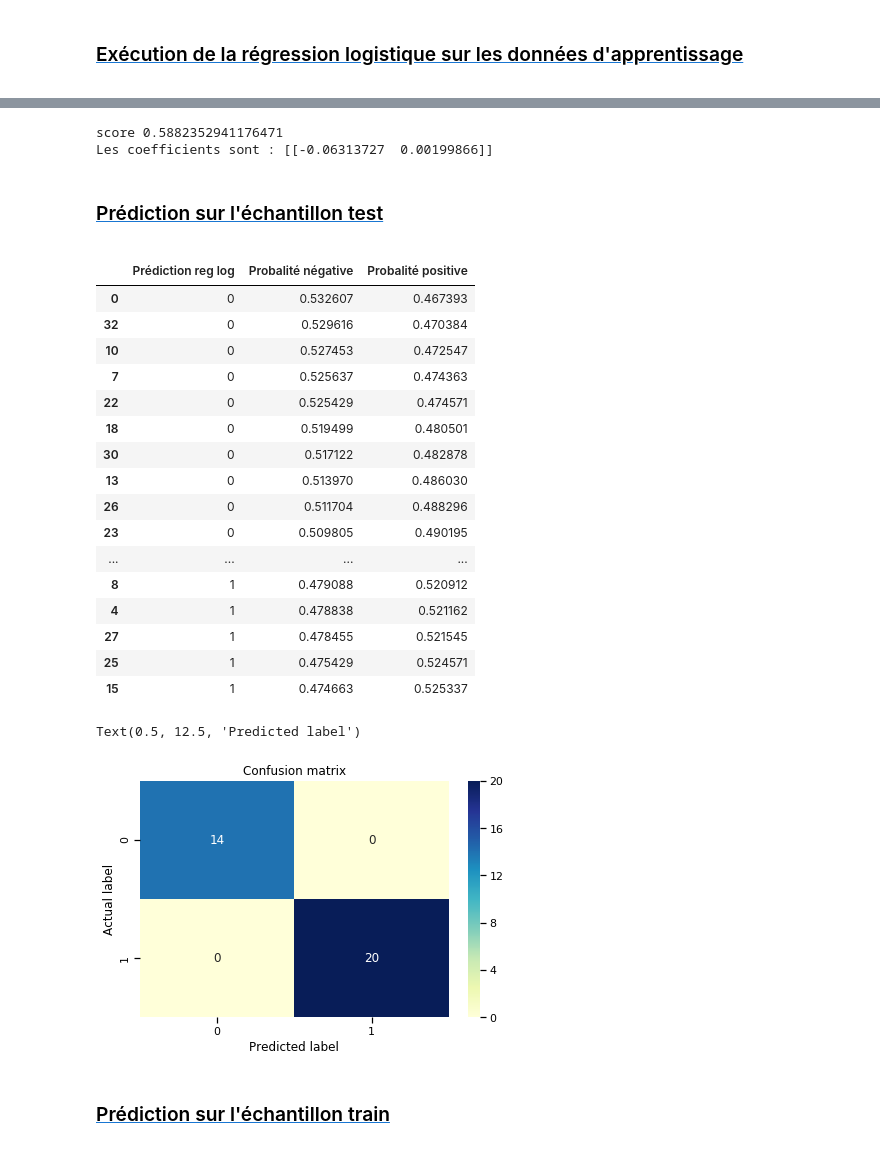
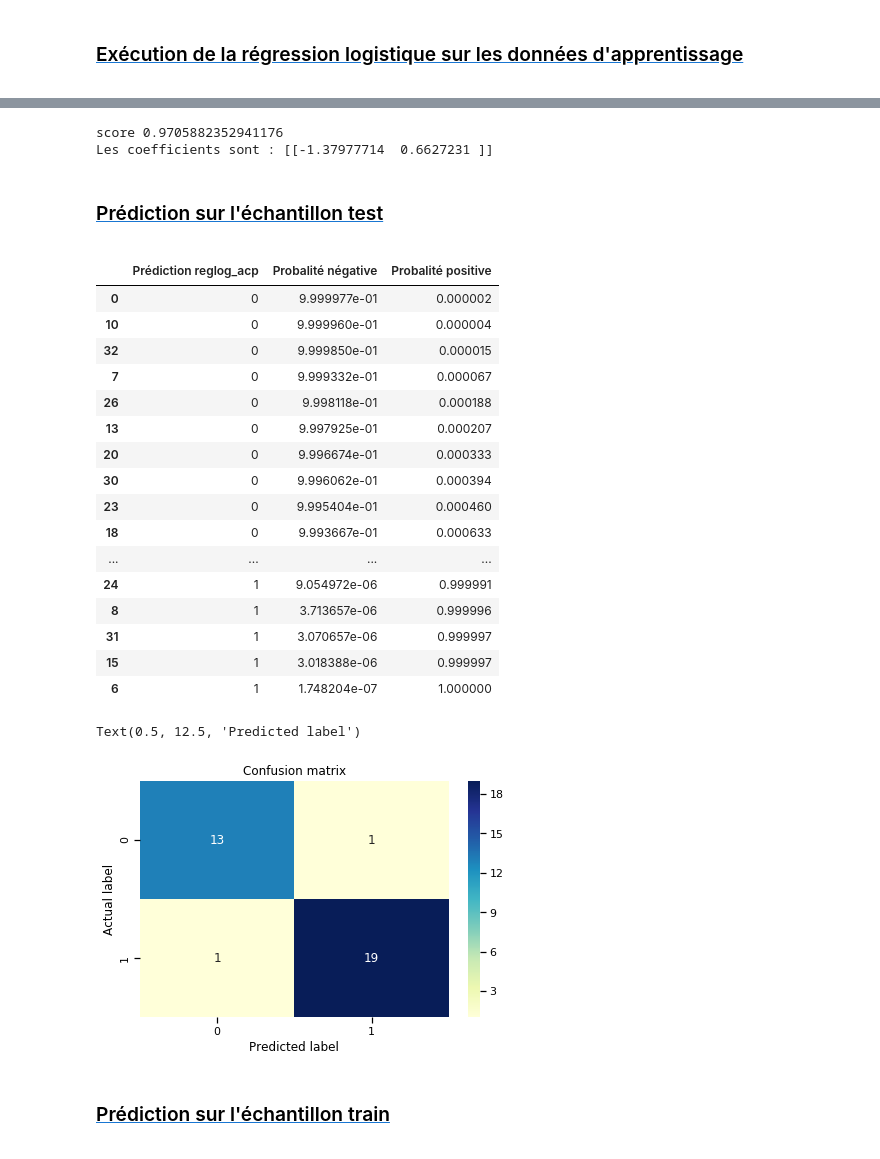
Before and after one commit to Magikpino/Projet9, a Jupyter notebook: Projet6/P6_17022020.ipynb, the cells around one changed output, grey strips where cells are left out. Drawn from its saved outputs; the diff is of its cells as text; code cells hidden in the pictures.

```diff
--- a/Projet6/P6_17022020.ipynb
+++ b/Projet6/P6_17022020.ipynb
@@ -572,9 +646,9 @@ principal component 2   3.5683   1.8503  1.9285 0.0538  -0.0583  7.1948
 <a id="prepaskt2" a>
 # %%
 # Split de l'échantillon (80 % train et 20% test), stratifies
-X_train,X_test,y_train,y_test = model_selection.train_test_split(X,y,test_size = 0.2,random_state=0,stratify=y)
-print('Echantillon de train',X_train.shape,y_train.shape)
-print ('Echantillon de test',X_test.shape,y_test.shape)
+X_train_acp,X_test_acp,y_train_acp,y_test_acp = model_selection.train_test_split(X_acp,y_acp,test_size = 0.2,random_state=0,stratify=y_acp)
+print('Echantillon de train',X_train_acp.shape,y_train_acp.shape)
+print ('Echantillon de test',X_test_acp.shape,y_test_acp.shape)
 # %% [output]
 Echantillon de train (136, 2) (136,)
 Echantillon de test (34, 2) (34,)
@@ -585,10 +659,10 @@ Echantillon de test (34, 2) (34,)
 # Grid search cross validation
 from sklearn.model_selection import GridSearchCV
 from sklearn.linear_model import LogisticRegression
-grid={"C":np.logspace(-3,3,7), "penalty":["l1","l2"]}# l1 lasso l2 ridge
-logreg=LogisticRegression(solver='liblinear')
+grid={"C":np.logspace(-3,3,7)}# l1 lasso l2 ridge
+logreg=LogisticRegression(solver='lbfgs')
 logreg_cv=GridSearchCV(logreg,grid,cv=10)
-logreg_cv.fit(X_train,y_train)
+logreg_cv.fit(X_train_acp,y_train_acp)
 
 print("tuned hpyerparameters :(best parameters) ",logreg_cv.best_params_)
 print("accuracy :",logreg_cv.best_score_)
@@ -598,58 +672,58 @@ accuracy : 0.9779411764705882
-# %%
-logreg2=LogisticRegression(C=0.001,penalty="l2",solver='lbfgs')
-logreg2.fit(X_train,y_train)
-print("score",logreg2.score(X_test,y_test))
-print("Les coefficients sont :",logreg2.coef_)
-# %% [output]
-score 0.5882352941176471
-Les coefficients sont : [[-0.06313727  0.00199866]]
+# %%
+logreg2_acp=LogisticRegression(**logreg_cv.best_params_)
+logreg2_acp.fit(X_train_acp,y_train_acp)
+print("score",logreg2_acp.score(X_test_acp,y_test_acp))
+print("Les coefficients sont :",logreg2_acp.coef_)
+# %% [output]
+score 0.9705882352941176
+Les coefficients sont : [[-1.37977714  0.6627231 ]]
 # %% [markdown]
 ### [<font color="black">Prédiction sur l'échantillon test](#sommaire)
 <a id="predtestlog2" a>
 # %%
 #calcul des prédictions
-y_pred = logreg2.predict(X_test)
-y_pred = pd.DataFrame(y_pred,columns=['Prédiction reg log'])
+y_pred_acp = logreg2_acp.predict(X_test_acp)
+y_pred_acp = pd.DataFrame(y_pred_acp,columns=['Prédiction reglog_acp'])
 
 #calcul des probas d'affectation sur ech. test
-probas = logreg2.predict_proba(X_test)
-probas = pd.DataFrame(probas,columns=['Probalité négative','Probalité positive'])
+probas_acp = logreg2_acp.predict_proba(X_test_acp)
+probas_acp = pd.DataFrame(probas_acp,columns=['Probalité négative','Probalité positive'])
 
 
-pred_test = pd.merge(y_pred,probas,left_index=True, right_index=True )
-pred_test.sort_values('Probalité négative',ascending = False)
+pred_test_acp = pd.merge(y_pred_acp,probas_acp,left_index=True, right_index=True )
+pred_test_acp.sort_values('Probalité négative',ascending = False)
 # %% [output]
-|  | Prédiction reg log | Probalité négative | Probalité positive |
-| 0 | 0 | 0.532607 | 0.467393 |
-| 32 | 0 | 0.529616 | 0.470384 |
-| 10 | 0 | 0.527453 | 0.472547 |
-| 7 | 0 | 0.525637 | 0.474363 |
-| 22 | 0 | 0.525429 | 0.474571 |
-| 18 | 0 | 0.519499 | 0.480501 |
-| 30 | 0 | 0.517122 | 0.482878 |
-| 13 | 0 | 0.513970 | 0.486030 |
-| 26 | 0 | 0.511704 | 0.488296 |
-| 23 | 0 | 0.509805 | 0.490195 |
+|  | Prédiction reglog_acp | Probalité négative | Probalité positive |
+| 0 | 0 | 9.999977e-01 | 0.000002 |
+| 10 | 0 | 9.999960e-01 | 0.000004 |
+| 32 | 0 | 9.999850e-01 | 0.000015 |
+| 7 | 0 | 9.999332e-01 | 0.000067 |
+| 26 | 0 | 9.998118e-01 | 0.000188 |
+| 13 | 0 | 9.997925e-01 | 0.000207 |
+| 20 | 0 | 9.996674e-01 | 0.000333 |
+| 30 | 0 | 9.996062e-01 | 0.000394 |
+| 23 | 0 | 9.995404e-01 | 0.000460 |
+| 18 | 0 | 9.993667e-01 | 0.000633 |
 | ... | ... | ... | ... |
-| 8 | 1 | 0.479088 | 0.520912 |
-| 4 | 1 | 0.478838 | 0.521162 |
-| 27 | 1 | 0.478455 | 0.521545 |
-| 25 | 1 | 0.475429 | 0.524571 |
-| 15 | 1 | 0.474663 | 0.525337 |
+| 24 | 1 | 9.054972e-06 | 0.999991 |
+| 8 | 1 | 3.713657e-06 | 0.999996 |
+| 31 | 1 | 3.070657e-06 | 0.999997 |
+| 15 | 1 | 3.018388e-06 | 0.999997 |
+| 6 | 1 | 1.748204e-07 | 1.000000 |
 # %%
 # confrontation entre Y obs. sur l’éch. test et la prédiction
-cm = metrics.confusion_matrix(y_test,y_pred)
+cm_acp = metrics.confusion_matrix(y_test_acp,y_pred_acp)
 fig, ax = plt.subplots()
 # create heatmap
-sns.heatmap(pd.DataFrame(cm), annot=True, cmap="YlGnBu" ,fmt='g')
+sns.heatmap(pd.DataFrame(cm_acp), annot=True, cmap="YlGnBu" ,fmt='g')
 ax.xaxis.set_label_position("bottom")
 plt.tight_layout()
 plt.title('Confusion matrix', y=1.1)
 plt.ylabel('Actual label')
 plt.xlabel('Predicted label')
 # %% [output]
 Text(0.5, 12.5, 'Predicted label')
-[figure, old version]
+[figure, new version]
 # %% [markdown]
 ### [<font color="black">Prédiction sur l'échantillon train](#sommaire)
 <a id="predtrainlog2" a>
```
Also changed, not shown: parts of 19 cells of this notebook.
